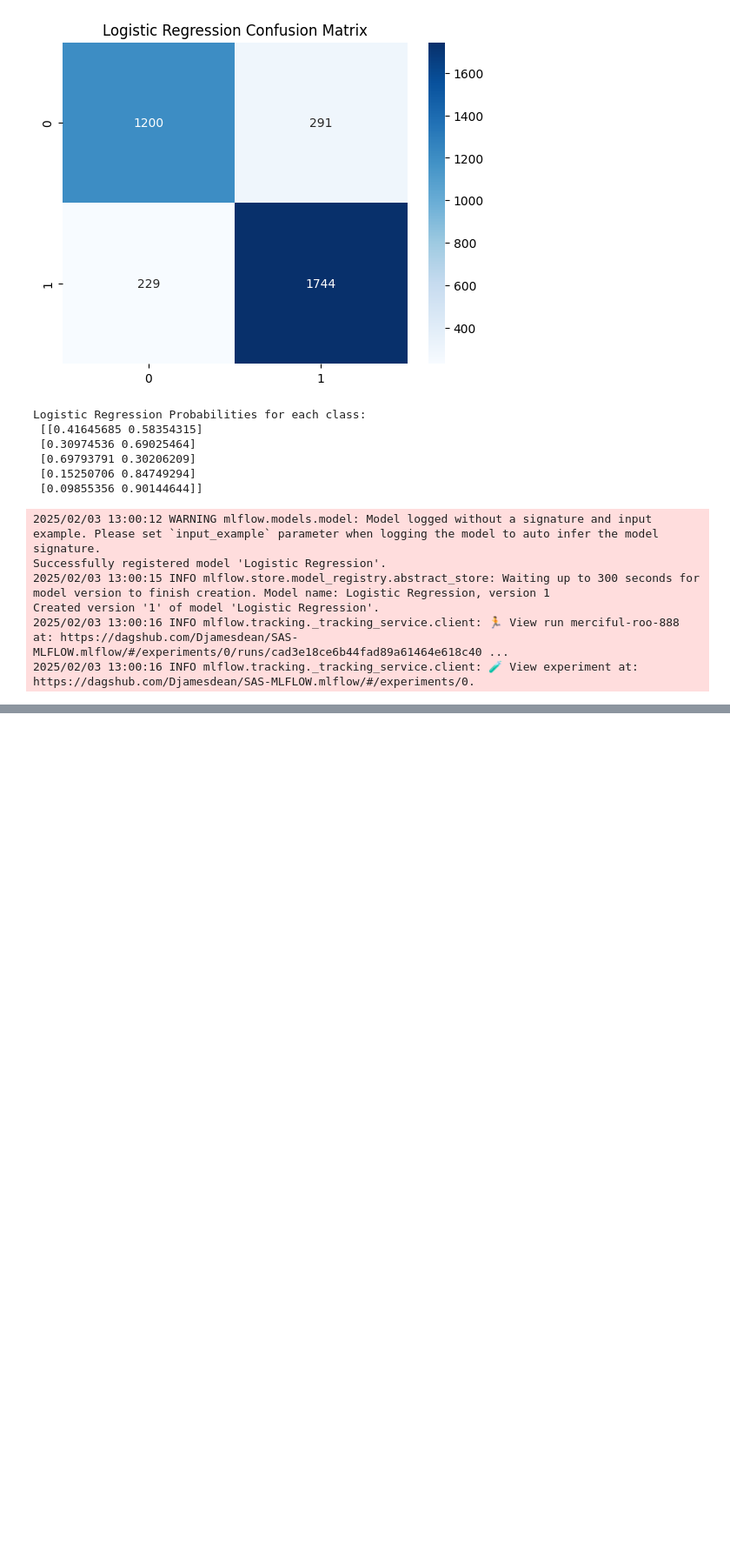
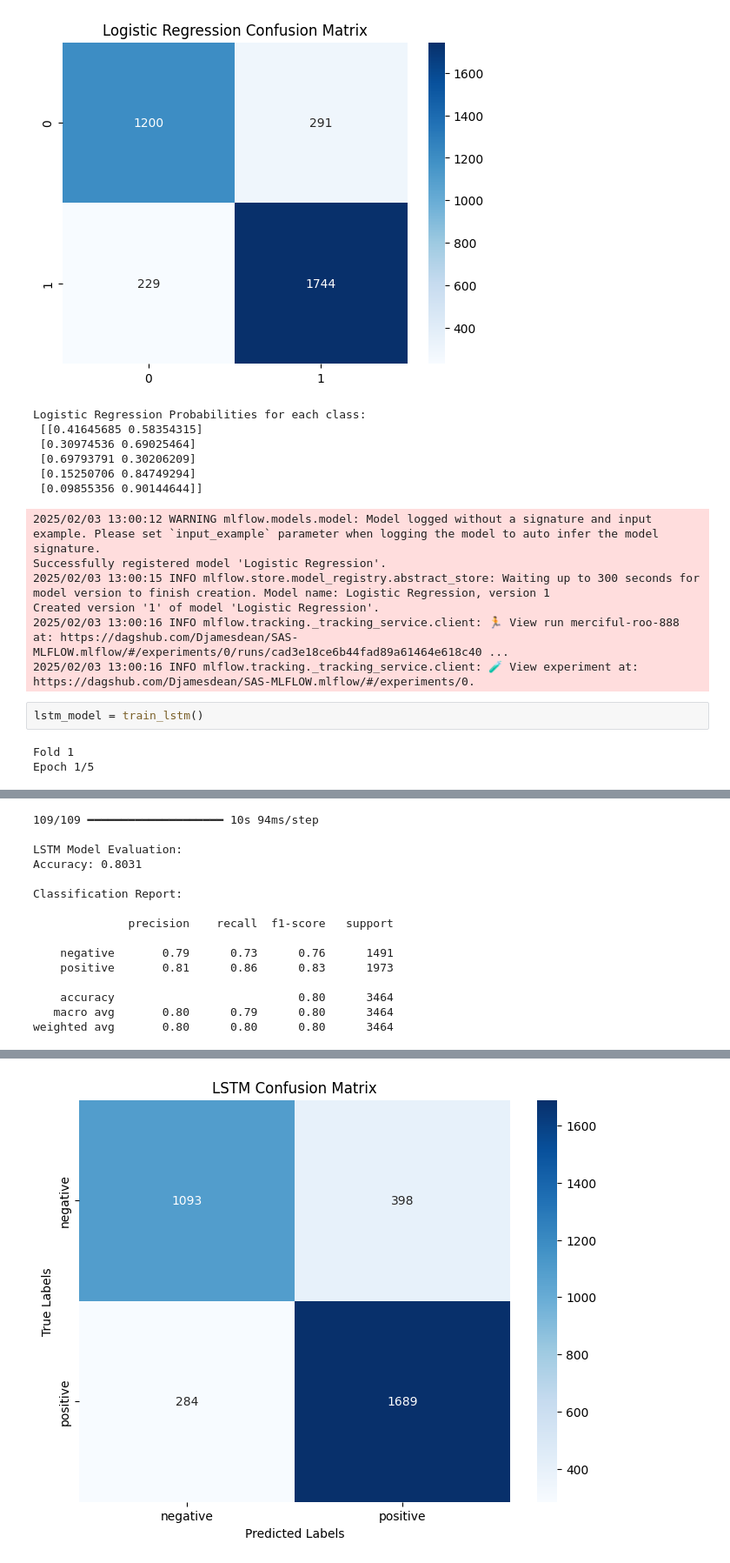
Before and after one commit to Djamesdean/SAS, a Jupyter notebook: src/Notebook.ipynb, the cells around one changed output, grey strips where cells are left out. Shown at 87% size. Cells and saved outputs as stored; diff of their text form; blank space fills up the shorter version.

Commit message:
adding lstm model

```diff
--- a/src/Notebook.ipynb
+++ b/src/Notebook.ipynb
@@ -274,3 +399,8 @@ Successfully registered model 'Logistic Regression'.
 Created version '1' of model 'Logistic Regression'.
 2025/02/03 13:00:16 INFO mlflow.tracking._tracking_service.client: 🏃 View run merciful-roo-888 at: https://dagshub.com/Djamesdean/SAS-MLFLOW.mlflow/#/experiments/0/runs/cad3e18ce6b44fad89a61464e618c40 ...
 2025/02/03 13:00:16 INFO mlflow.tracking._tracking_service.client: 🧪 View experiment at: https://dagshub.com/Djamesdean/SAS-MLFLOW.mlflow/#/experiments/0.
+# %%
+lstm_model = train_lstm()
+# %% [output]
+Fold 1
+Epoch 1/5
@@ -276,0 +499,15 @@ Created version '1' of model 'Logistic Regression'.
+109/109 ━━━━━━━━━━━━━━━━━━━━ 10s 94ms/step
+
+LSTM Model Evaluation:
+Accuracy: 0.8031
+
+Classification Report:
+
+              precision    recall  f1-score   support
+
+    negative       0.79      0.73      0.76      1491
+    positive       0.81      0.86      0.83      1973
+
+    accuracy                           0.80      3464
+   macro avg       0.80      0.79      0.80      3464
+weighted avg       0.80      0.80      0.80      3464
@@ -276,0 +516 @@ Created version '1' of model 'Logistic Regression'.
+[figure, added]
```
Also changed, not shown: parts of 4 cells of this notebook, 2 other files.
